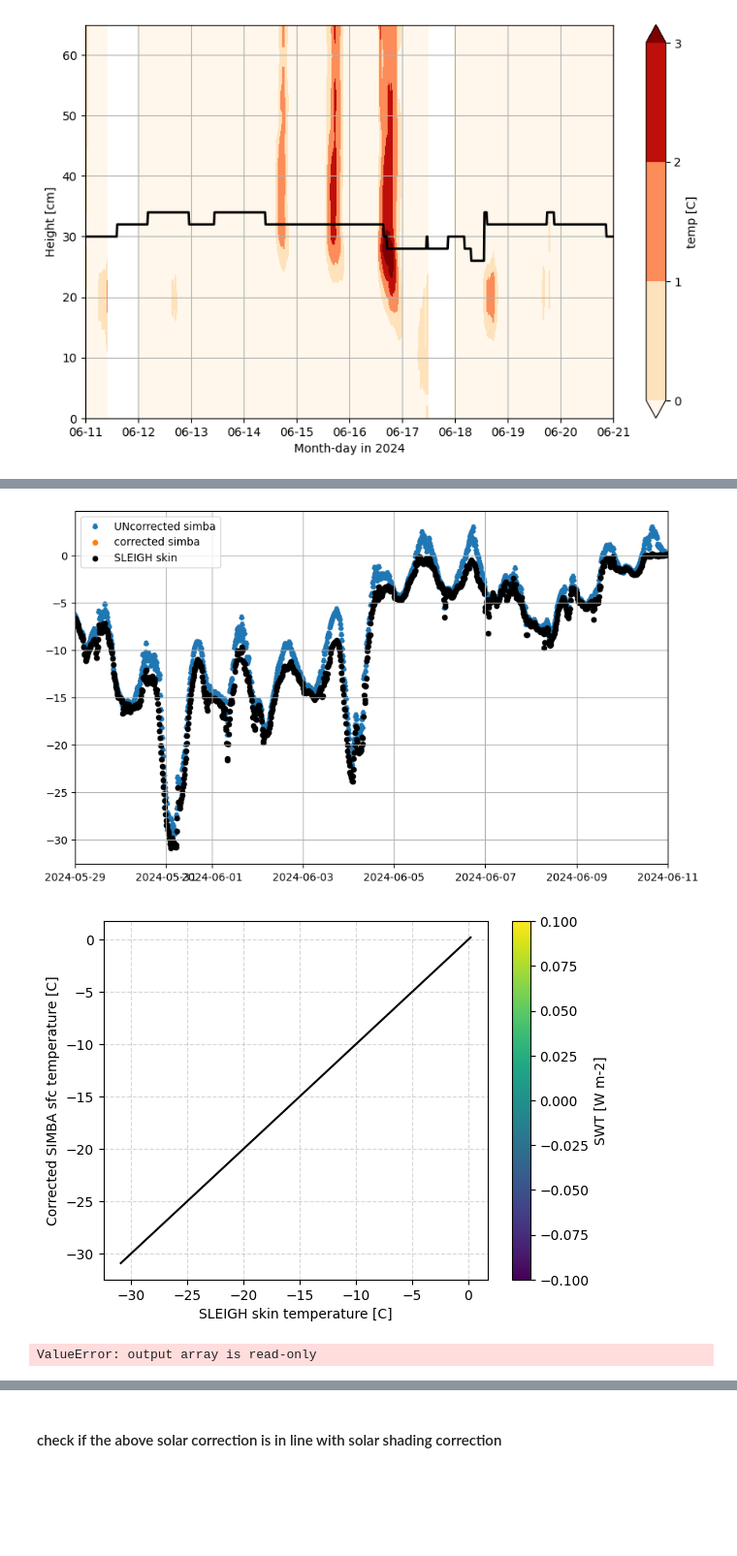
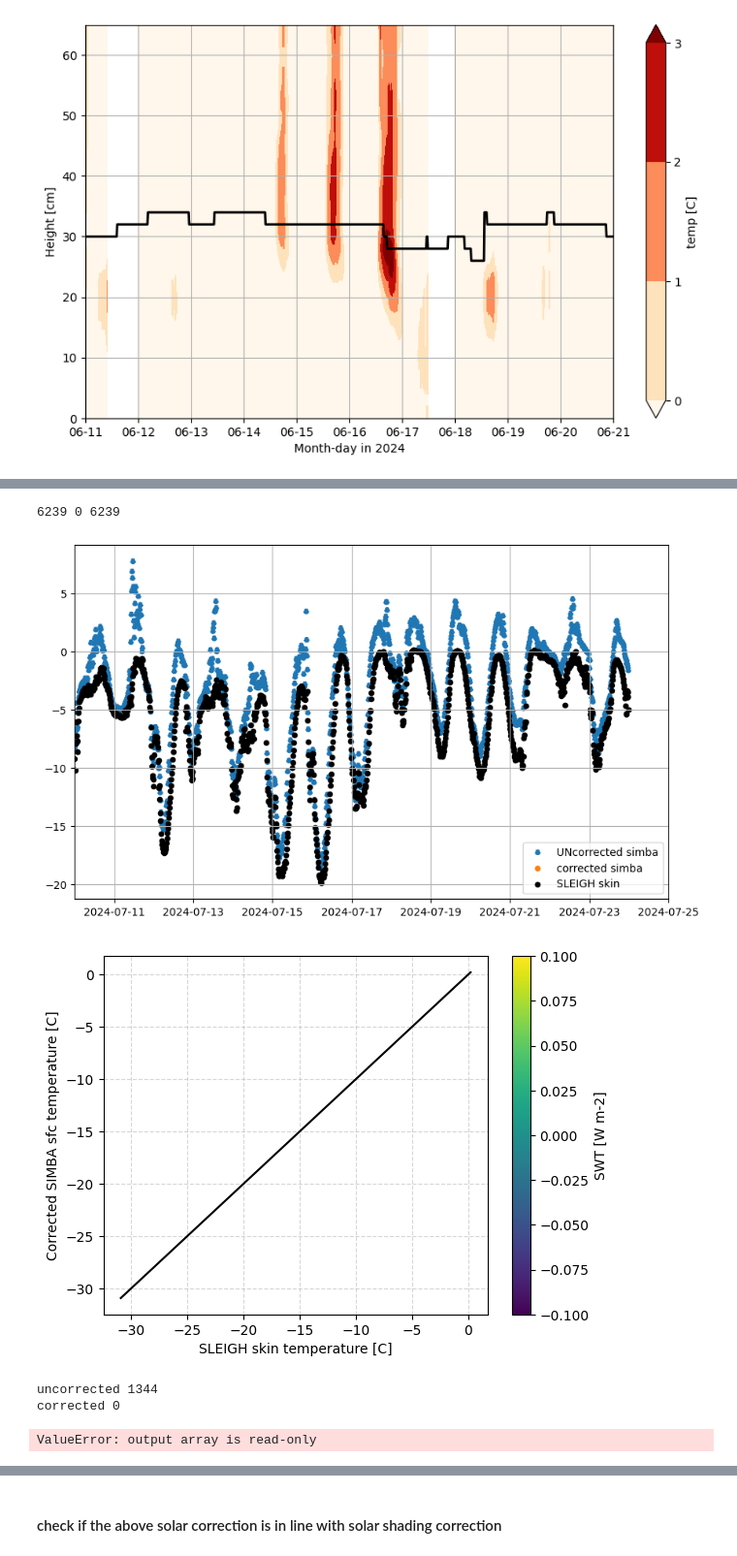
Before and after one commit to sledd/ICECAPS_raven, a Jupyter notebook: SIMBA_solar_correction_double-splice.ipynb, the cells around one changed output, grey strips where cells are left out. Shown at 97% size. Cells and saved outputs as stored; diff of their text form; code cells hidden in the pictures; blank space fills up the shorter version.

Commit message:
fixed issue w/ correct_compare_temp()-> was in calling of function

```diff
--- a/SIMBA_solar_correction_double-splice.ipynb
+++ b/SIMBA_solar_correction_double-splice.ipynb
@@ -620,6 +620,9 @@ def plot_un_corrected_summary(uncorrect_simba, correct_simba, plt_dates, summ_da
 
     for simba_var, label in zip([uncorrect_simba_sfc, correct_simba_sfc], ['uncorrected','corrected']):
         sfc_temp_diff = simba_var - skin_t_simba_steps_in
+
+        sfc_temp_diff_mask = np.ma.masked_invalid(sfc_temp_diff)
+        print(label, sfc_temp_diff_mask.count())
         output_summary['ts_diff_mean'][label] = np.nanmean(sfc_temp_diff)
         axs[1].hist(sfc_temp_diff[~sfc_temp_diff.mask].flatten(), alpha=.6,
                     label=label+' (mean: {:.1f})'.format(output_summary['ts_diff_mean'][label]),
@@ -883,12 +889,15 @@ corrected_temps_wind = correct_compare_temp(temp_correction_out, simba_sfc, sfc_
 # %%
 corrected_temps_wind = correct_compare_temp(temp_correction_out, multi_adjusted_sfc, sfc_dif_i, ks_i, fnir_i,
                                        simba_temps, simba_depths, simba_dates, simba_skin, None, swi=swt_out,
                                        # m=6, d=1, summ_dates=(dt(2024,5,22), dt(2024,6,5)))
-                                       m=5, d=30, summ_dates=(dt.datetime(2024,5,29), dt.datetime(2024,6,11)))
+                                       # m=5, d=30, summ_dates=(dt.datetime(2024,5,29), dt.datetime(2024,6,11)))
                                        # m=6, d=21, summ_dates=(dt.datetime(2024,6,15), dt.datetime(2024,6,25)))
 
-                                       # m=7, d=11, summ_dates=(dt.datetime(2024,7,10), dt.datetime(2024,7,25)))
+                                       m=7, d=11, summ_dates=(dt.datetime(2024,7,10), dt.datetime(2024,7,25)))
 # %% [output]
+6239 0 6239
-[figure, old version]
+[figure, new version]
 [figure]
-ValueError: output array is read-only
+uncorrected 1344
+corrected 0
+ValueError: output array is read-only
```
Also changed, not shown: parts of 3 cells of this notebook.
